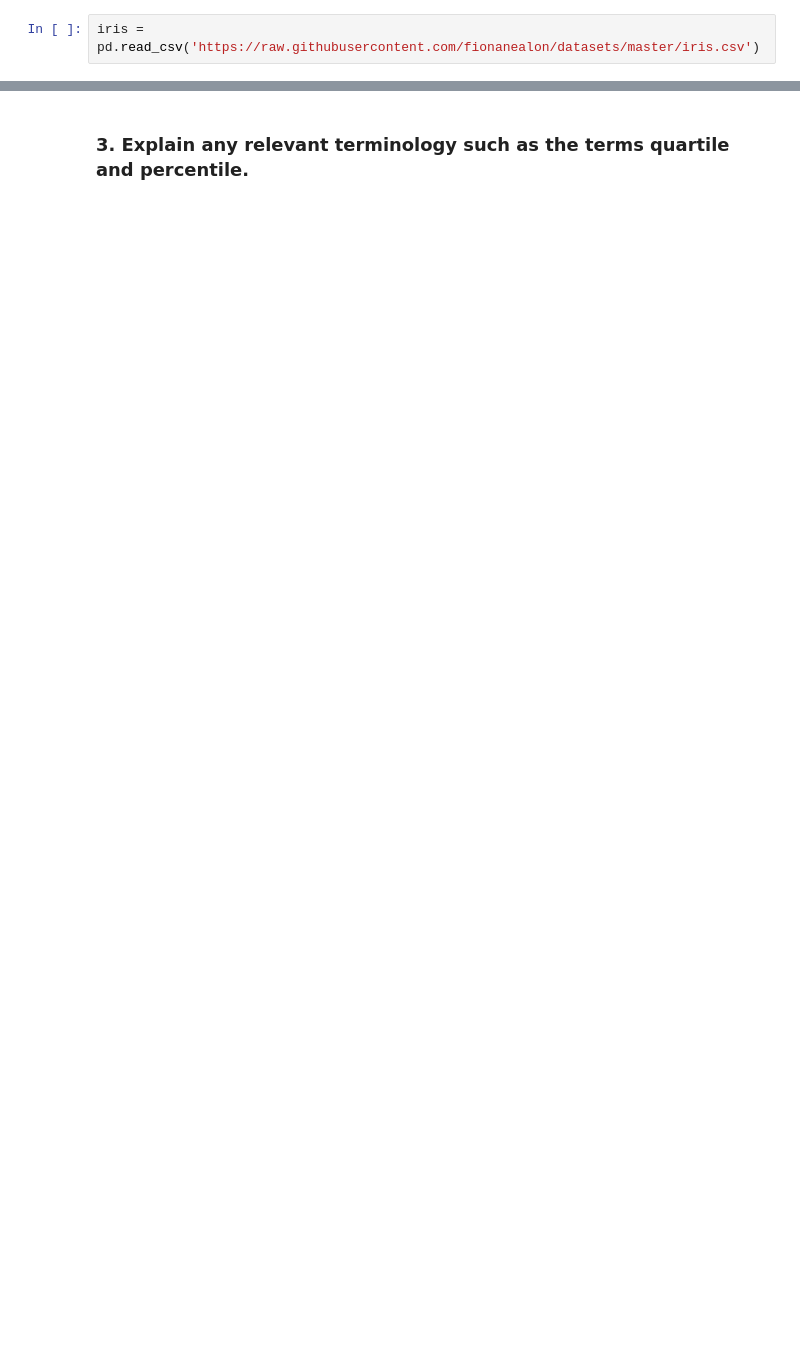
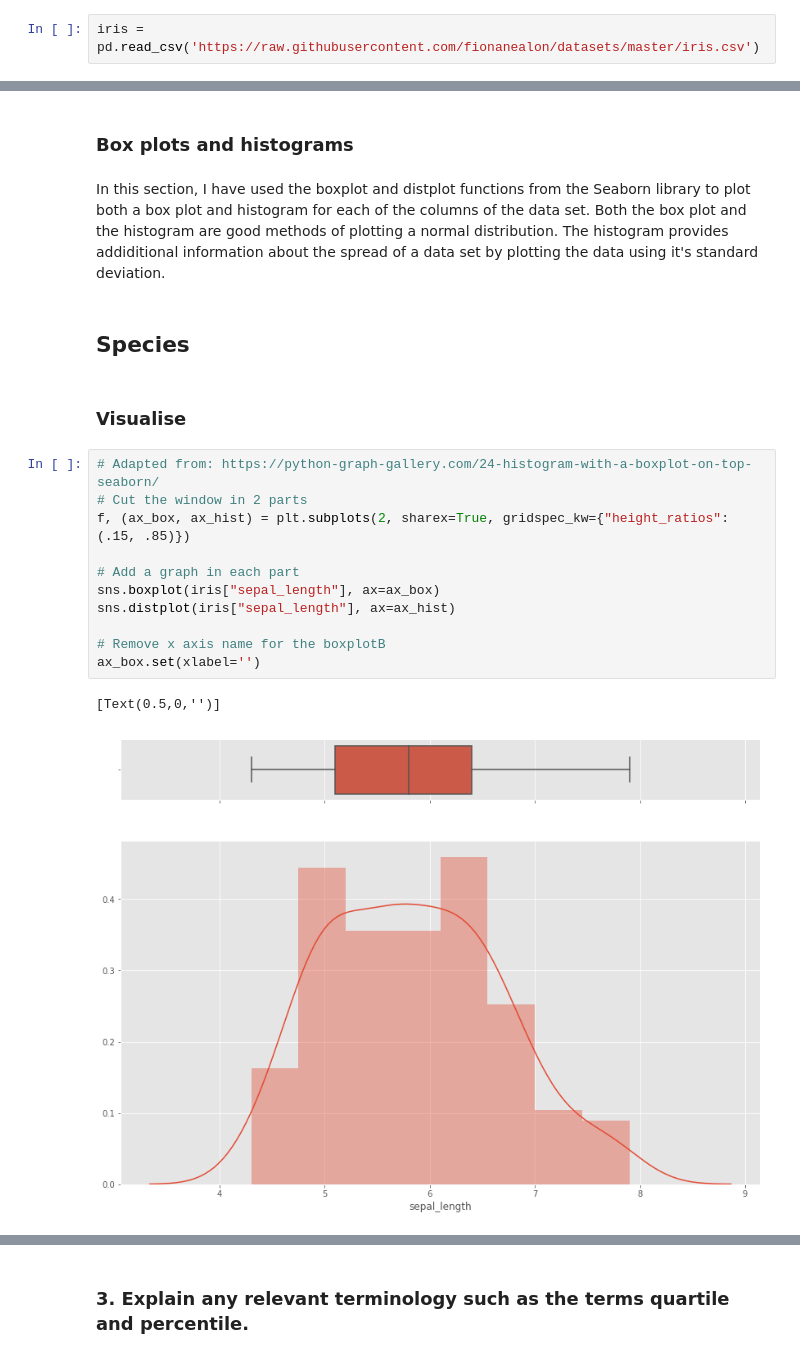
Before and after one commit to fionanealon/boxplot, a Jupyter notebook: Boxplot.ipynb, the cells around one changed output, grey strips where cells are left out. Cells and saved outputs as stored; diff of their text form; blank space fills up the shorter version.

```diff
--- a/Boxplot.ipynb
+++ b/Boxplot.ipynb
@@ -199,0 +240,22 @@ ValueError: Could not interpret input 'Species'
+# %% [markdown]
+### Box plots and histograms
+# %% [markdown]
+In this section, I have used the boxplot and distplot functions from the Seaborn library to plot both a box plot and histogram for each of the columns of the data set. Both the box plot and the histogram are good methods of plotting a normal distribution. The histogram provides addiditional information about the spread of a data set by plotting the data using it's standard deviation.
+# %% [markdown]
+## Species
+# %% [markdown]
+### Visualise
+# %%
+# Adapted from: https://python-graph-gallery.com/24-histogram-with-a-boxplot-on-top-seaborn/
+# Cut the window in 2 parts
+f, (ax_box, ax_hist) = plt.subplots(2, sharex=True, gridspec_kw={"height_ratios": (.15, .85)})
+
+# Add a graph in each part
+sns.boxplot(iris["sepal_length"], ax=ax_box)
+sns.distplot(iris["sepal_length"], ax=ax_hist)
+
+# Remove x axis name for the boxplotB
+ax_box.set(xlabel='')
+# %% [output]
+[Text(0.5,0,'')]
+[figure, added]
```
Also changed, not shown: parts of 55 cells of this notebook.
